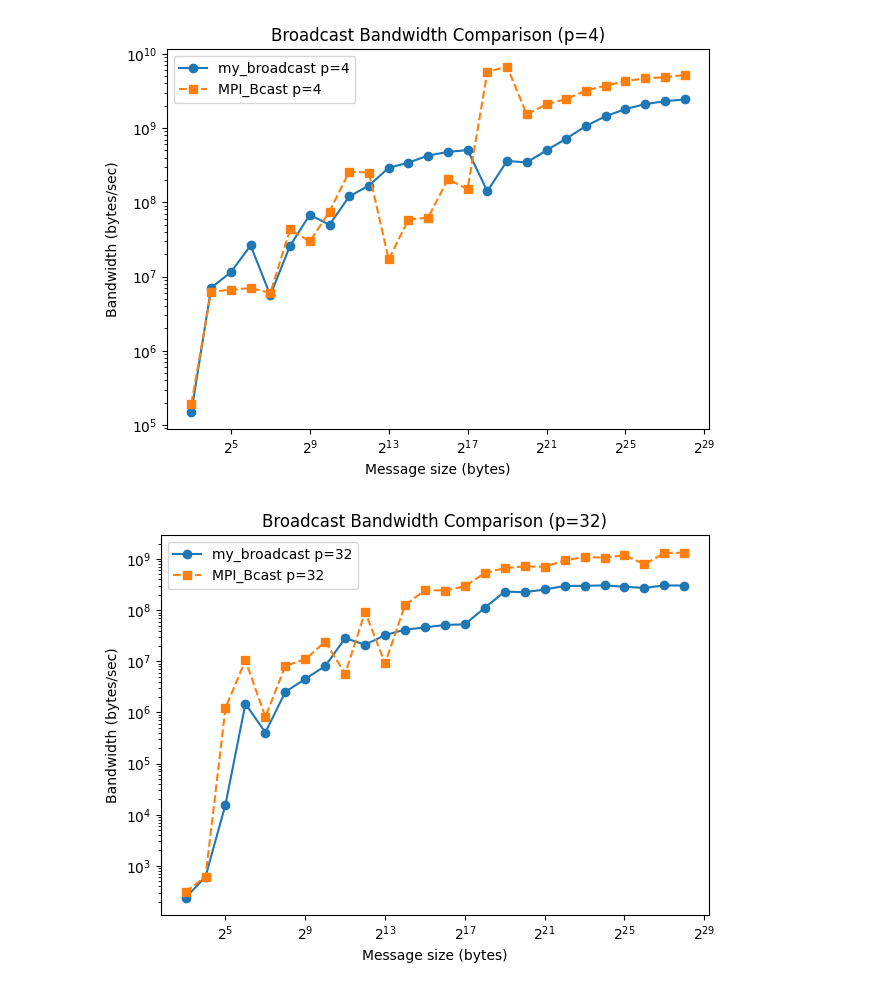
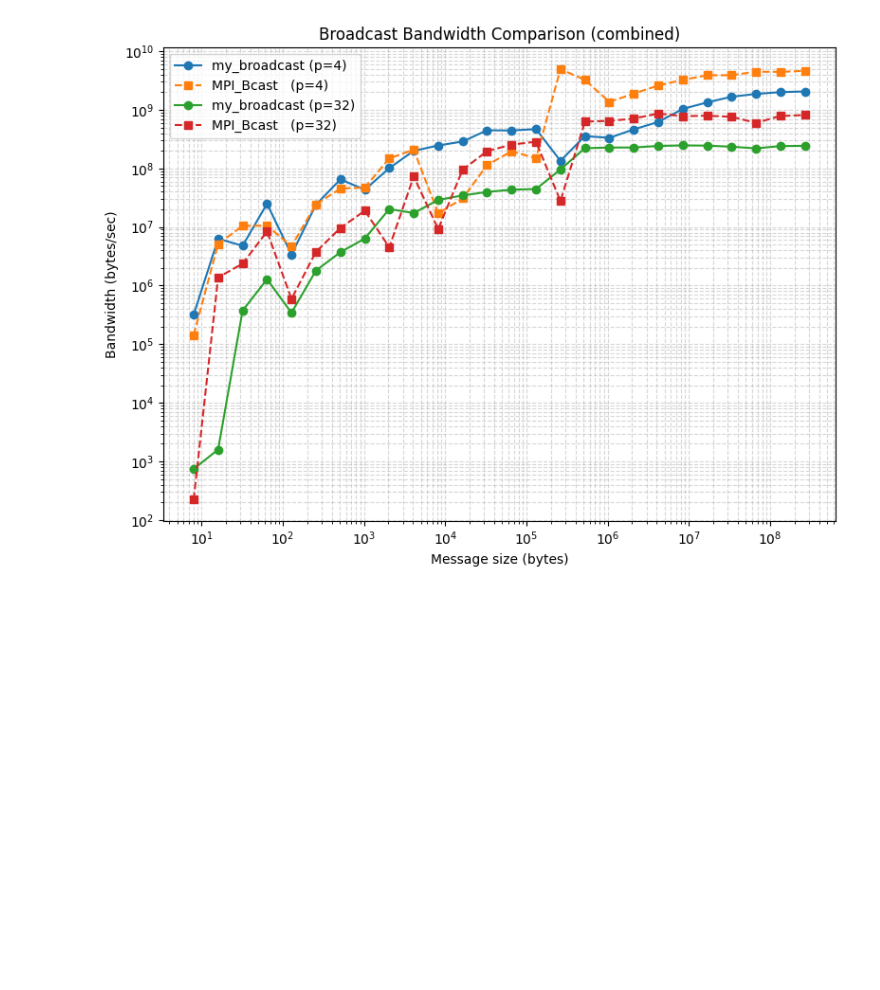
Before and after one commit to jlu1211/AMATH-583, a Jupyter notebook: HW/HW6/Problem 4/plot.ipynb, the cells around one changed output. Cells and saved outputs as stored; diff of their text form; code cells hidden in the pictures; blank space fills up the shorter version.

```diff
--- a/HW/HW6/Problem 4/plot.ipynb
+++ b/HW/HW6/Problem 4/plot.ipynb
@@ -1,30 +1,46 @@
-# %%
-import pandas as pd
-import matplotlib.pyplot as plt
-
-# List of processor counts
-processors = [4, 32]
-
-for p in processors:
-    df = pd.read_csv(f'proc_{p}.csv')
-
-    plt.figure()  # Create a new figure for each processor count
-
-    # Plotting the bandwidth data
-    plt.loglog(df['bytes'], df['my_bw'], 'o-', label=f'my_broadcast p={p}')
-    plt.loglog(df['bytes'], df['mpi_bw'], 's--', label=f'MPI_Bcast p={p}')
-
-    # Formatting the plot
-    plt.xlabel('Message size (bytes)')
-    plt.ylabel('Bandwidth (bytes/sec)')
-    plt.title(f'Broadcast Bandwidth Comparison (p={p})')
-    plt.xscale('log', base=2)
-    plt.legend()
-    plt.tight_layout()
-
-    # Save each plot with a unique filename
-    plt.savefig(f'broadcast_bandwidth_p{p}.png')
-    plt.show()
-# %% [output]
-[figure, removed]
-[figure, removed]
+# %%
+#!/usr/bin/env python3
+import csv
+import matplotlib.pyplot as plt
+
+# --- CONFIGURATION ---
+# Filenames for the two process counts
+files = {
+    4:  'bandwidth_4proc.csv',
+    32: 'bandwidth_32proc.csv'
+}
+
+# Markers for the two curves
+markers = {
+    'my_bw':  'o-',
+    'mpi_bw': 's--'
+}
+
+# --- PLOT ---
+plt.figure(figsize=(8,6))
+
+for p, fname in files.items():
+    xs = []
+    my_bw = []
+    mpi_bw = []
+    # read CSV
+    with open(fname, newline='') as csvfile:
+        reader = csv.DictReader(csvfile)
+        for row in reader:
+            xs.append(int(row['bytes']))
+            my_bw.append(float(row['my_bw']))
+            mpi_bw.append(float(row['mpi_bw']))
+    # plot both curves for this p
+    plt.loglog(xs, my_bw, markers['my_bw'], label=f'my_broadcast (p={p})')
+    plt.loglog(xs, mpi_bw, markers['mpi_bw'], label=f'MPI_Bcast   (p={p})')
+
+plt.xlabel('Message size (bytes)')
+plt.ylabel('Bandwidth (bytes/sec)')
+plt.title('Broadcast Bandwidth Comparison (combined)')
+plt.grid(True, which='both', ls='--', alpha=0.5)
+plt.legend()
+plt.tight_layout()
+plt.savefig('broadcast_bandwidth_combined.png')
+plt.show()
+# %% [output]
+[figure, added]
```
Also changed, not shown: 3 other files.
